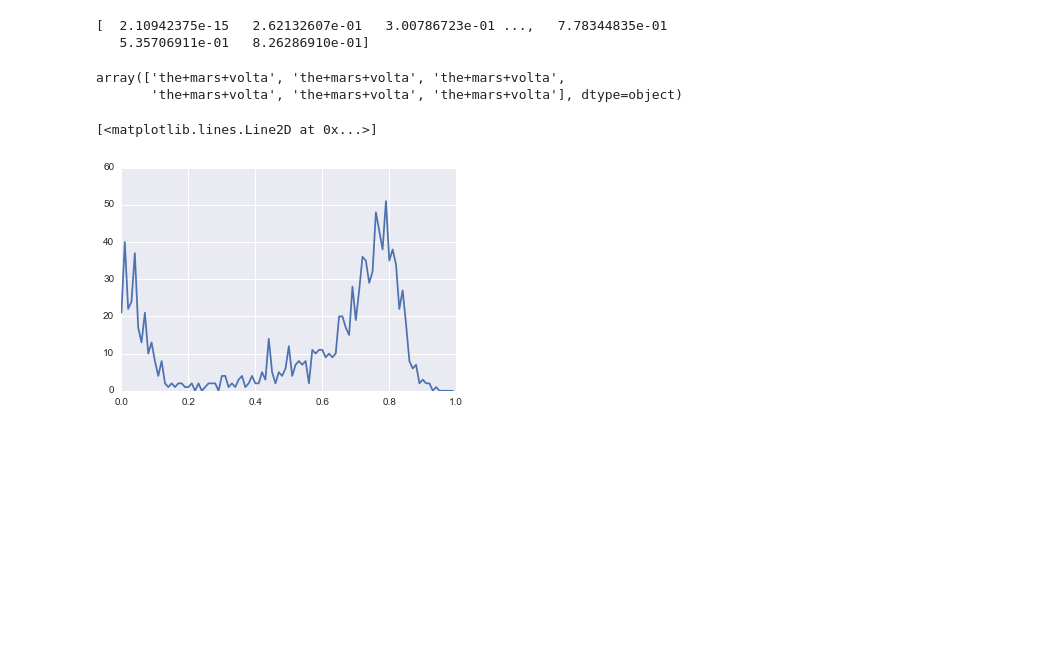
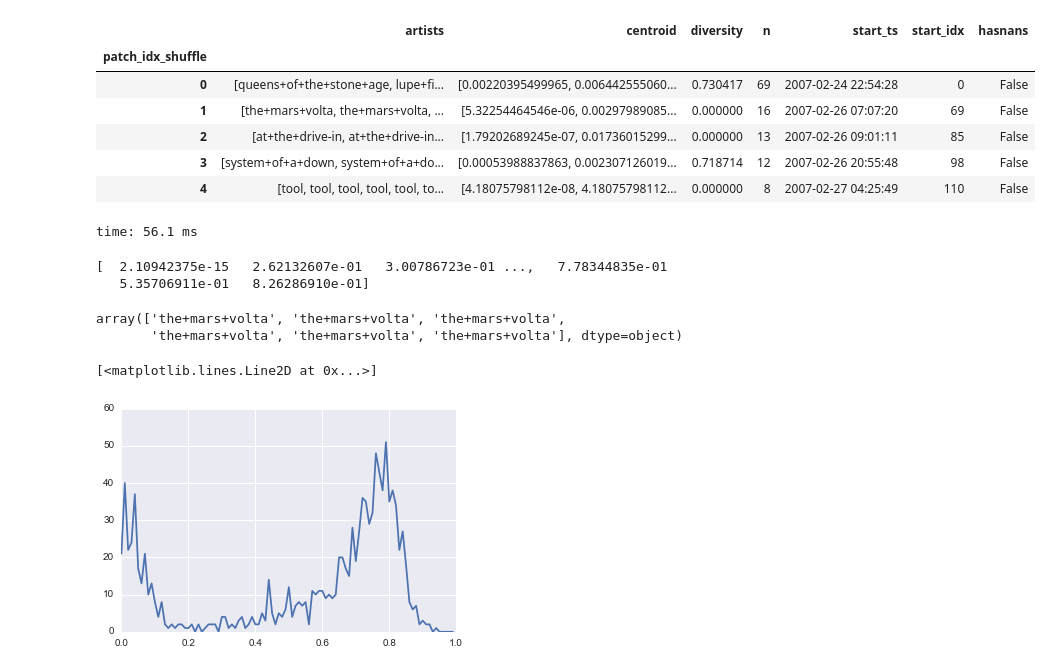
Before and after one commit to jlorince/MusicForaging, a Jupyter notebook: notebooks/my_listening.ipynb, the cells around one changed output. Saved outputs shown, nothing was run; the diff lists cells and outputs as text; code cells hidden in the pictures; blank space fills up the shorter version.

```diff
--- a/notebooks/my_listening.ipynb
+++ b/notebooks/my_listening.ipynb
@@ -270,3 +280,16 @@ result['start_idx'] = result['n'].cumsum().shift(1).fillna(0).astype(int)
+# %%
+result.head()
+result['hasnans'] = result['centroid'].apply(lambda arr: np.any(np.isnan(arr)))
+result.head()
+# %% [output]
+|  | artists | centroid | diversity | n | start_ts | start_idx | hasnans |
+| patch_idx_shuffle |  |  |  |  |  |  |  |
+| 0 | [queens+of+the+stone+age, lupe+fi... | [0.00220395499965, 0.006442555060... | 0.730417 | 69 | 2007-02-24 22:54:28 | 0 | False |
+| 1 | [the+mars+volta, the+mars+volta, ... | [5.32254464546e-06, 0.00297989085... | 0.000000 | 16 | 2007-02-26 07:07:20 | 69 | False |
+| 2 | [at+the+drive-in, at+the+drive-in... | [1.79202689245e-07, 0.01736015299... | 0.000000 | 13 | 2007-02-26 09:01:11 | 85 | False |
+| 3 | [system+of+a+down, system+of+a+do... | [0.00053988837863, 0.002307126019... | 0.718714 | 12 | 2007-02-26 20:55:48 | 98 | False |
+| 4 | [tool, tool, tool, tool, tool, to... | [4.18075798112e-08, 4.18075798112... | 0.000000 | 8 | 2007-02-27 04:25:49 | 110 | False |
+time: 56.1 ms
 # %%
 pd.options.display.max_colwidth = 300
 x = np.array([a for a in result[(result['diversity']<=0.2)&(result['n']>=MIN_LENGTH)]['centroid']])
```
Also changed, not shown: parts of 8 cells of this notebook, 6 other files.
